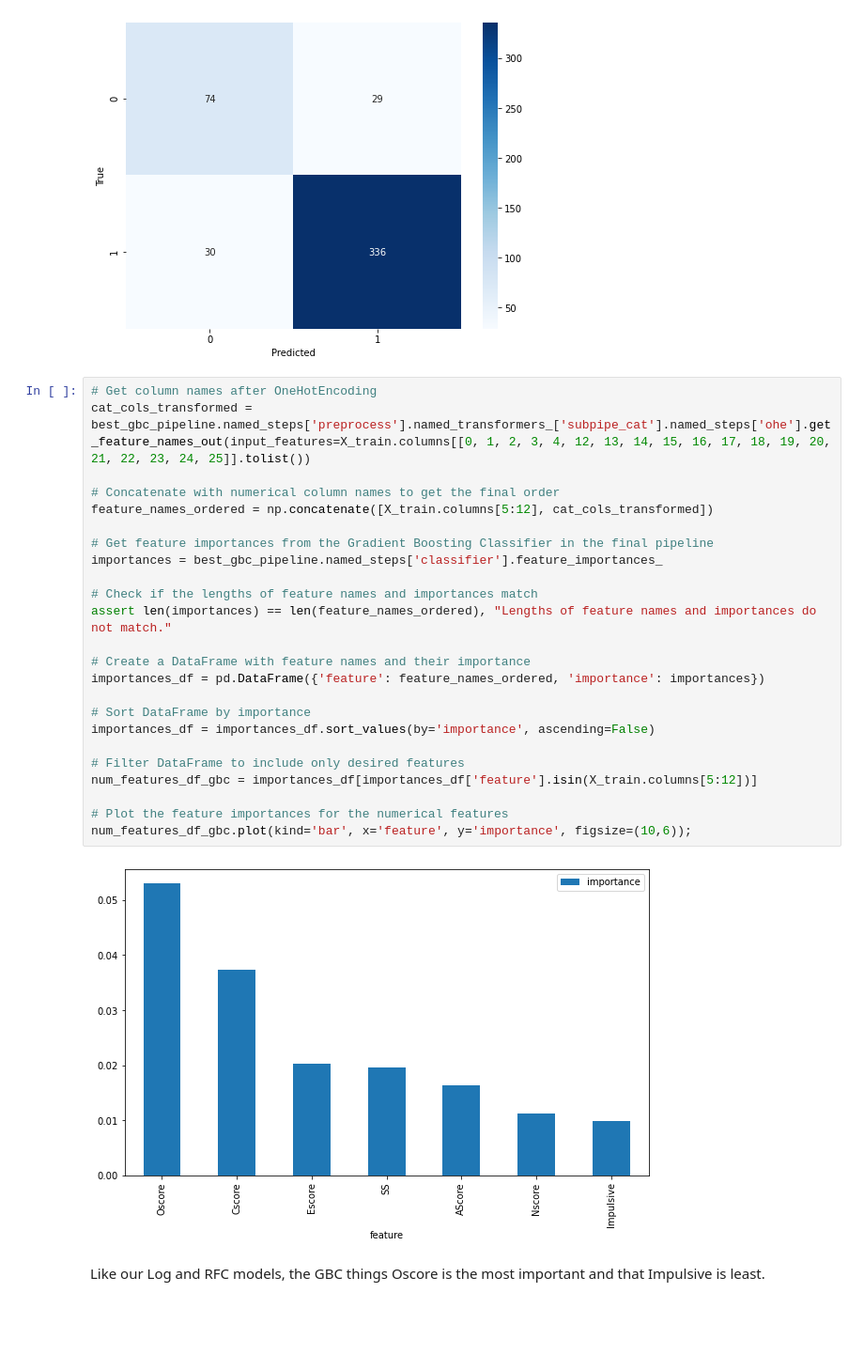
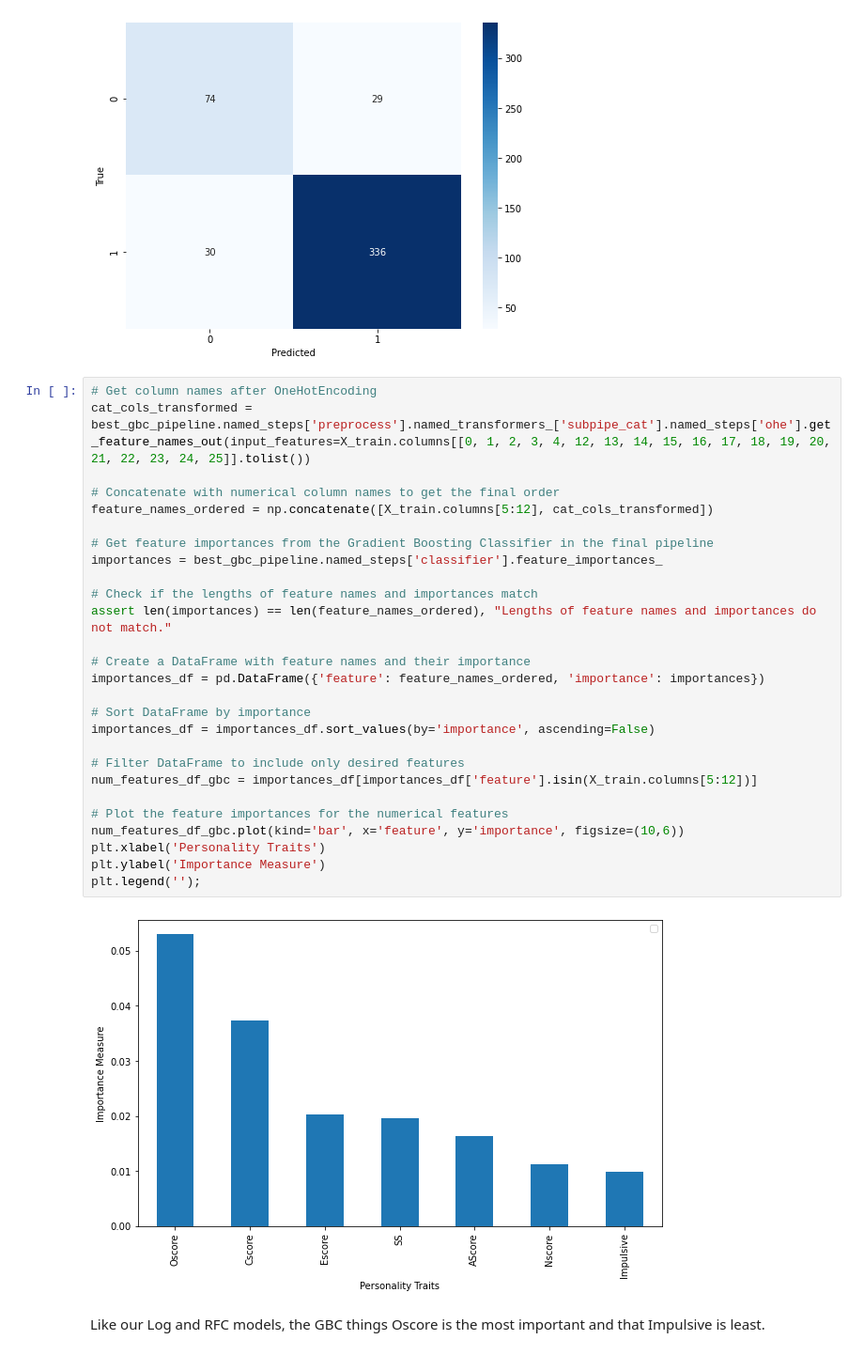
Before and after one commit to jbloewencolon/Predicting-Personality-and-Psychedelic-Experience, a Jupyter notebook: Openness to Psychedelics.ipynb, the cells around one changed output. Shown at 94% size. Cells and saved outputs as stored; diff of their text form; blank space fills up the shorter version.

```diff
--- a/Openness to Psychedelics.ipynb
+++ b/Openness to Psychedelics.ipynb
@@ -635,29 +641,32 @@ plt.show()
 # %%
 # Get column names after OneHotEncoding
 cat_cols_transformed = best_gbc_pipeline.named_steps['preprocess'].named_transformers_['subpipe_cat'].named_steps['ohe'].get_feature_names_out(input_features=X_train.columns[[0, 1, 2, 3, 4, 12, 13, 14, 15, 16, 17, 18, 19, 20, 21, 22, 23, 24, 25]].tolist())
 
 # Concatenate with numerical column names to get the final order
 feature_names_ordered = np.concatenate([X_train.columns[5:12], cat_cols_transformed])
 
 # Get feature importances from the Gradient Boosting Classifier in the final pipeline
 importances = best_gbc_pipeline.named_steps['classifier'].feature_importances_
 
 # Check if the lengths of feature names and importances match
 assert len(importances) == len(feature_names_ordered), "Lengths of feature names and importances do not match."
 
 # Create a DataFrame with feature names and their importance
 importances_df = pd.DataFrame({'feature': feature_names_ordered, 'importance': importances})
 
 # Sort DataFrame by importance
 importances_df = importances_df.sort_values(by='importance', ascending=False)
 
 # Filter DataFrame to include only desired features
 num_features_df_gbc = importances_df[importances_df['feature'].isin(X_train.columns[5:12])]
 
 # Plot the feature importances for the numerical features
-num_features_df_gbc.plot(kind='bar', x='feature', y='importance', figsize=(10,6));
+num_features_df_gbc.plot(kind='bar', x='feature', y='importance', figsize=(10,6))
+plt.xlabel('Personality Traits')
+plt.ylabel('Importance Measure')
+plt.legend('');
 # %% [output]
-[figure, old version]
+[figure, new version]
 # %% [markdown]
 Like our Log and RFC models, the GBC things Oscore is the most important and that Impulsive is least.
 # %% [markdown]
```
Also changed, not shown: parts of 19 cells of this notebook.
